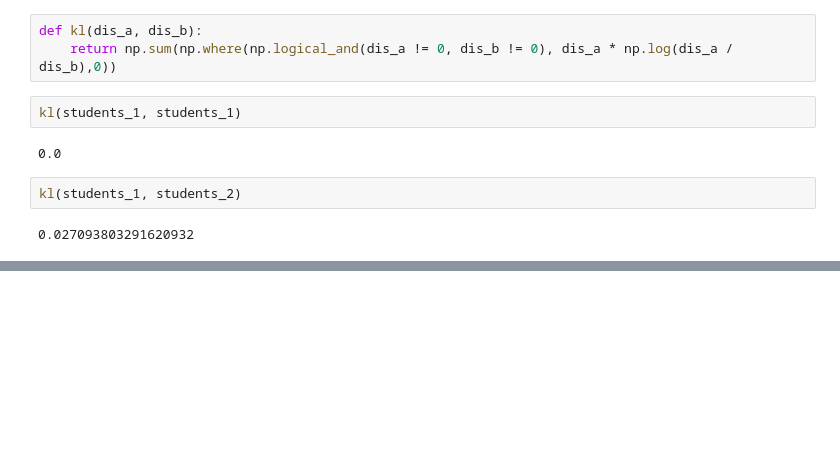
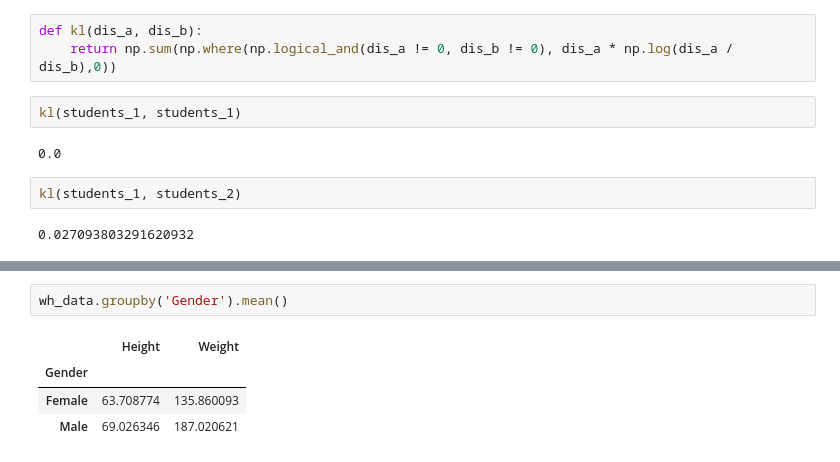
Before and after one commit to BeziKaviani/data-science-ml-learning-path, a Jupyter notebook: 02-descriptive-statistics/descriptive_methods.ipynb, the cells around one changed output, grey strips where cells are left out. Saved outputs shown, nothing was run; the diff lists cells and outputs as text; blank space fills up the shorter version.

```diff
--- a/02-descriptive-statistics/descriptive_methods.ipynb
+++ b/02-descriptive-statistics/descriptive_methods.ipynb
@@ -303,0 +319,7 @@ plt.plot(np)
+# %%
+wh_data.groupby('Gender').mean()
+# %% [output]
+|  | Height | Weight |
+| Gender |  |  |
+| Female | 63.708774 | 135.860093 |
+| Male | 69.026346 | 187.020621 |
```
Also changed, not shown: parts of 2 cells of this notebook.
